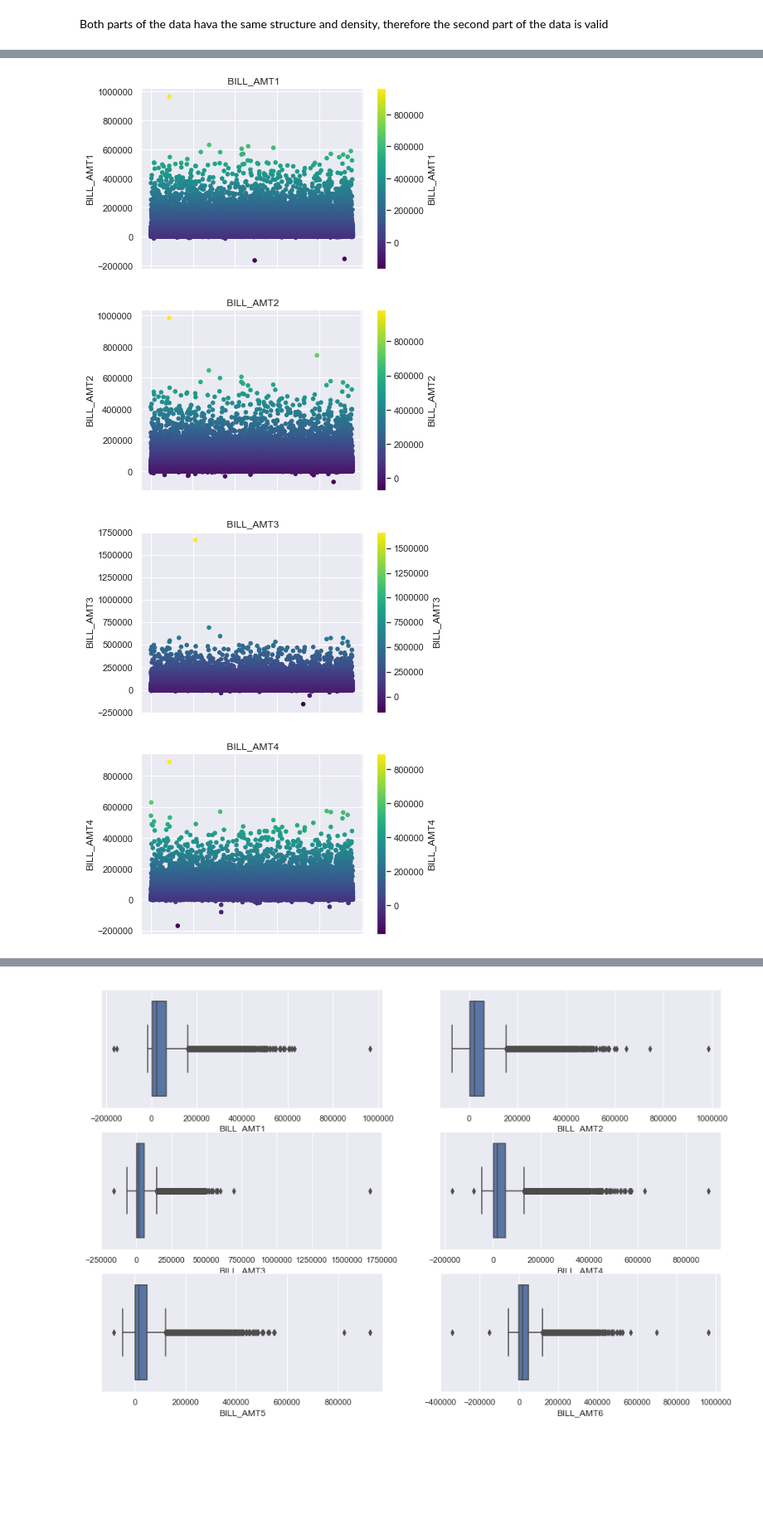
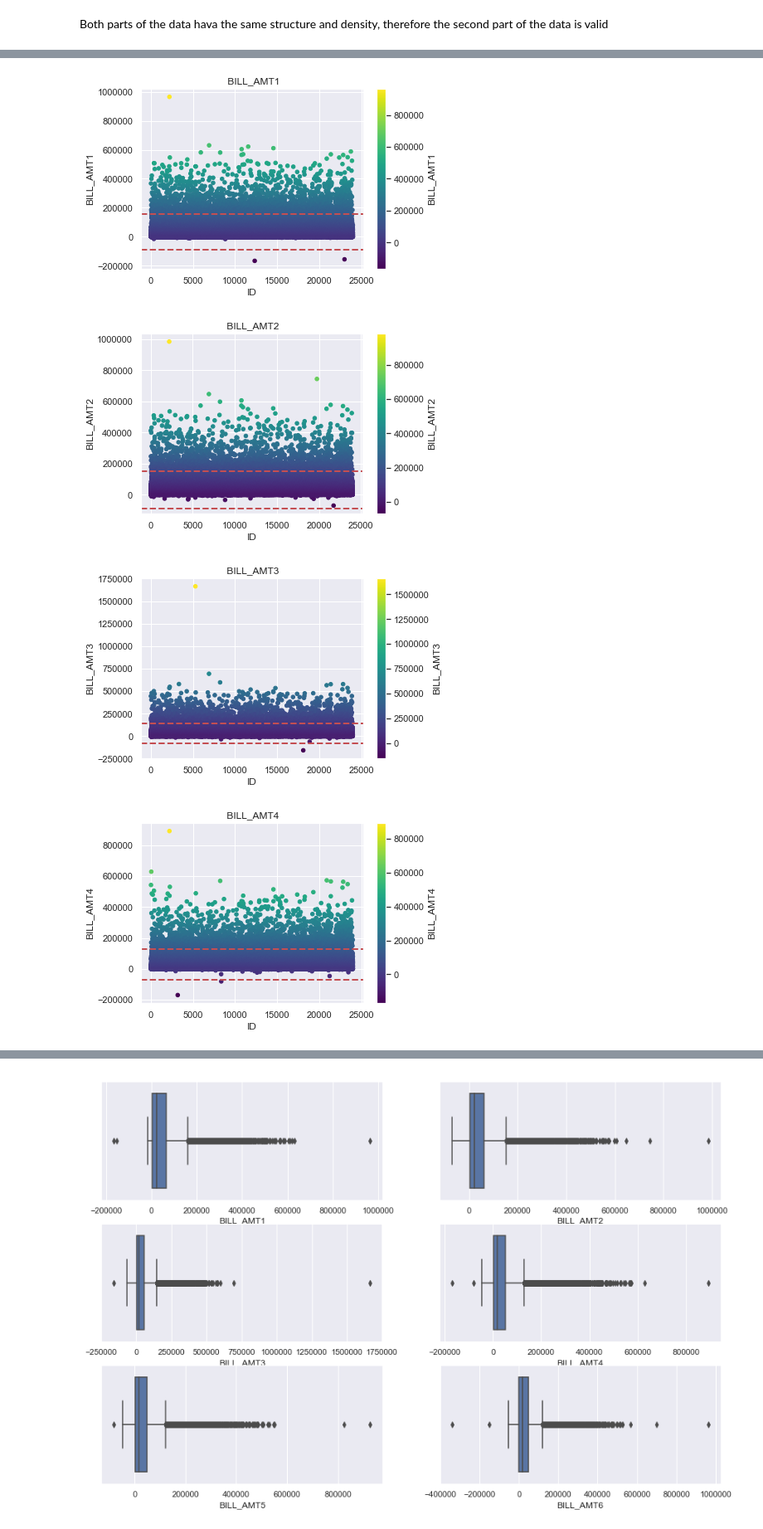
Before and after one commit to AbhinathK/CreditCardML, a Jupyter notebook: CreditCardData.ipynb, the cells around one changed output, grey strips where cells are left out. Shown at 83% size. Drawn from its saved outputs; the diff is of its cells as text; code cells hidden in the pictures; blank space fills up the shorter version.

Commit message:
Data exploration 3.0

```diff
--- a/CreditCardData.ipynb
+++ b/CreditCardData.ipynb
@@ -212,8 +234,14 @@ figs, axs = plt.subplots(3, 2, figsize=(15, 10))
 axs = axs.ravel()
 for counter in range(6):
     col = data.columns[12 + counter]
+    l,h=data[col].quantile([0.25,0.75])
+    rang=1.5*(h-l)
+    low=l-rang
+    high=h+rang
     distinct=len(data[col].unique())
-    axs[counter].hist(data[col], bins=100,color='black',alpha=0.7,rwidth=0.9)
+    axs[counter].hist(data[col], bins=100,color='black',alpha=0.7,rwidth=1.5)
+    axs[counter].axvline(x=low, color='r', linestyle='dashed', linewidth=2)
+    axs[counter].axvline(x=high, color='r', linestyle='dashed', linewidth=2)
     axs[counter].grid(axis='y',alpha=0.75)
     axs[counter].set_title(" "+col)
 plt.show()
@@ -238,12 +250,18 @@ Name: BILL_AMT6, dtype: float64
 # %%
 for counter in range(6):
+    fig, ax = plt.subplots()
     col = data.columns[12+counter]
-    axs[counter]=data.plot.scatter(x='ID', y=col,c=col, cmap='viridis')
-    axs[counter].set_title(" "+col)
+    l,h=data[col].quantile([0.25,0.75])
+    rang=1.5*(h-l)
+    low=l-rang
+    high=h+rang
+    data.plot.scatter(x='ID', y=col,c=col, cmap='viridis',ax=ax).set_title(" "+col)
+    ax.axhline(y=low, color='r', linestyle='dashed', linewidth=2)
+    ax.axhline(y=high, color='r', linestyle='dashed', linewidth=2)
 
 plt.show()
 # %% [output]
-[figure, old version]
+[figure, new version]
-[figure, old version]
+[figure, new version]
-[figure, old version]
+[figure, new version]
-[figure, old version]
+[figure, new version]
```
Also changed, not shown: parts of 20 cells of this notebook.
